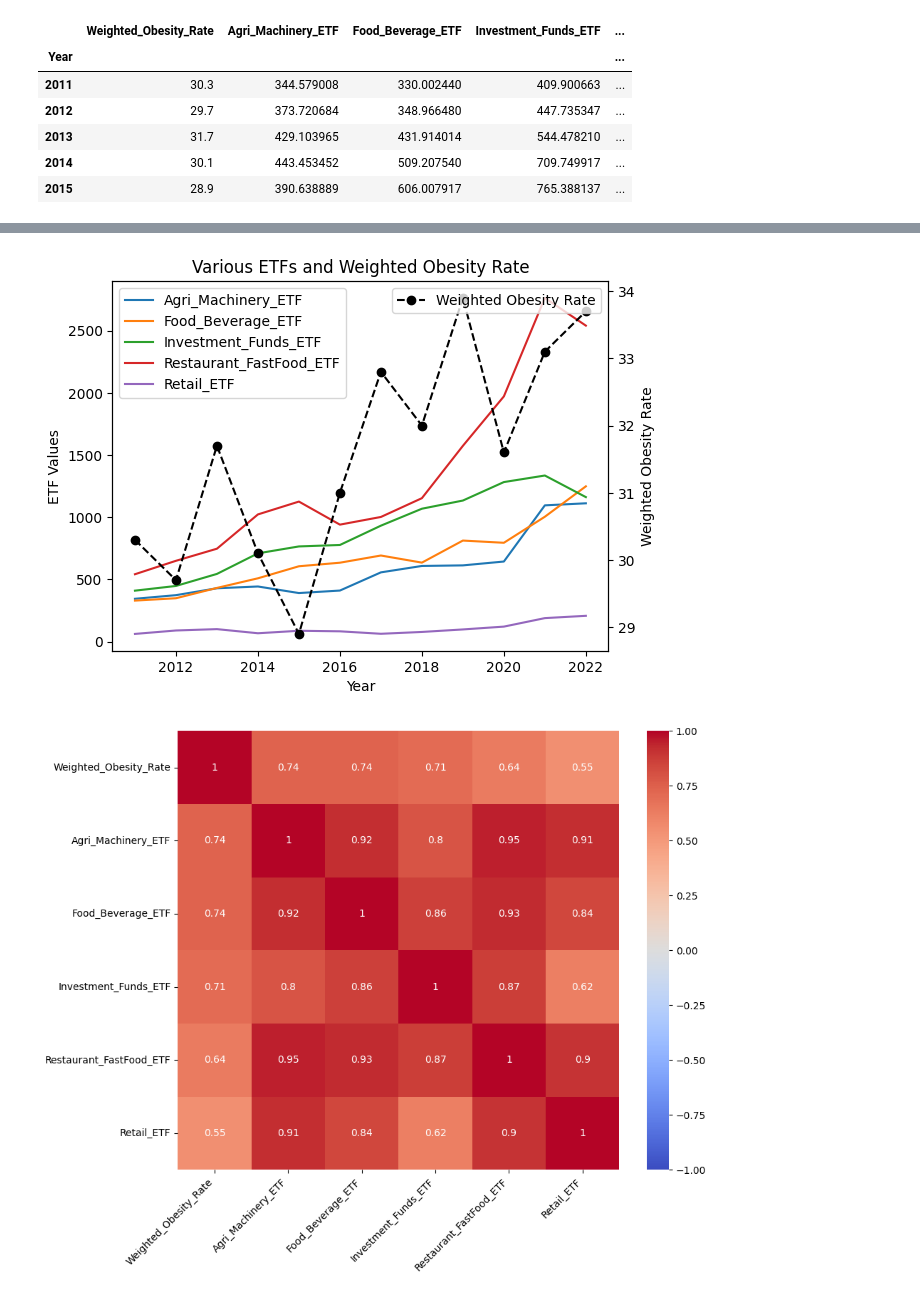
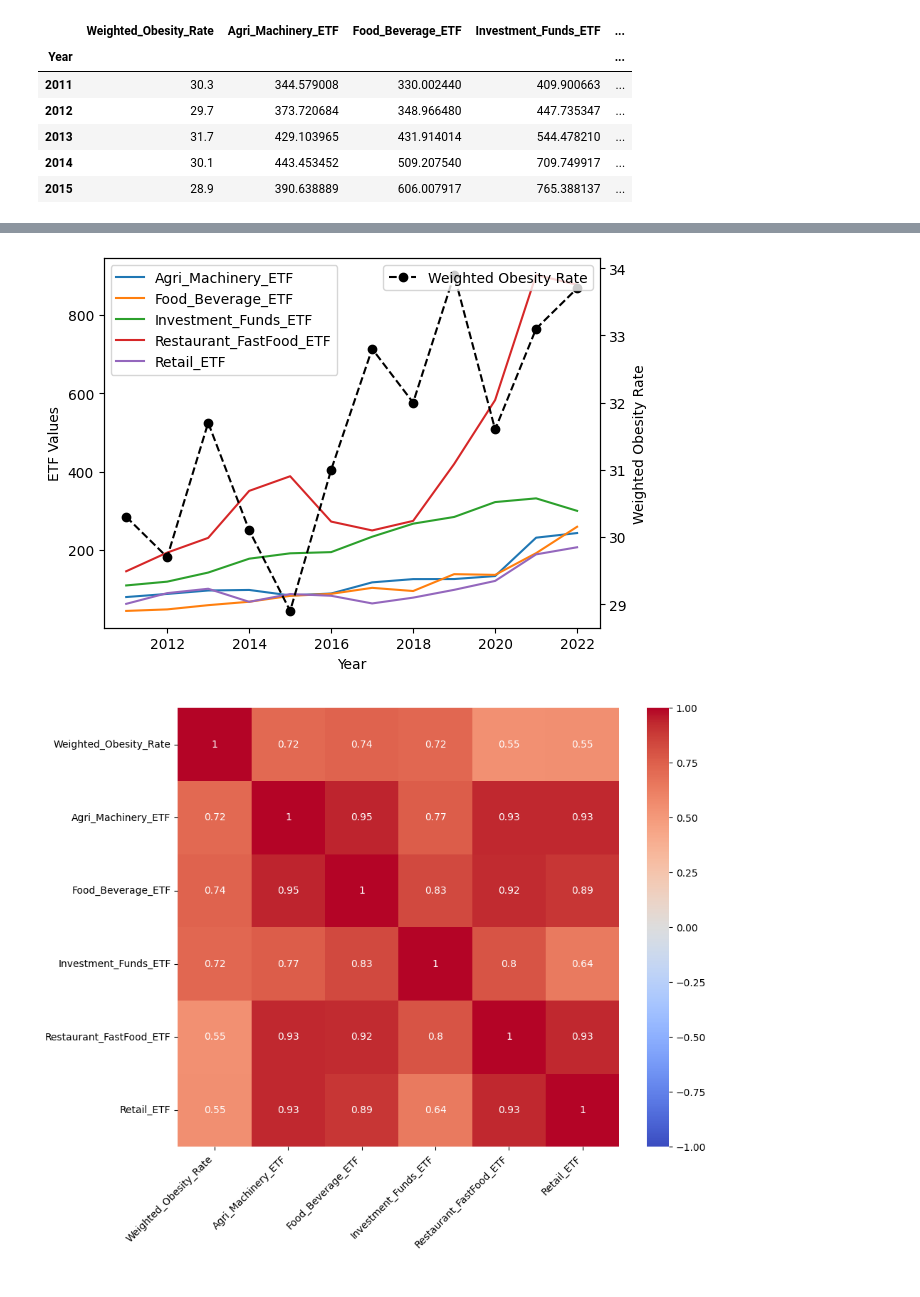
Before and after one commit to TonyZhang2004/Citadel-Summer-Datathon, a Jupyter notebook: EDA/synth_etf_corr.ipynb, the cells around one changed output, grey strips where cells are left out. Cells and saved outputs as stored; diff of their text form; code cells hidden in the pictures.

```diff
--- a/EDA/synth_etf_corr.ipynb
+++ b/EDA/synth_etf_corr.ipynb
@@ -476,3 +476,9 @@ merged_two_or_more_df.head()
 | 2013 | 31.7 | 429.103965 | 431.914014 | 544.478210 | ... |
 | 2014 | 30.1 | 443.453452 | 509.207540 | 709.749917 | ... |
 | 2015 | 28.9 | 390.638889 | 606.007917 | 765.388137 | ... |
+# %%
+normalized_ETF = pd.read_csv("../etf_vs/data/etf_normalized_vs_commodities.csv")
+
+df_filtered = normalized_ETF[(normalized_ETF['Year'] >= 2011) & (normalized_ETF['Year'] <= 2022)]
+df_filtered.set_index('Year', inplace=True)
+df_filtered.head()
@@ -479,20 +493,20 @@ merged_two_or_more_df.head()
 # %%
 fig, ax1 = plt.subplots()
 
 # Plot the ETF data
-merged_two_or_more_df[['Agri_Machinery_ETF', 'Food_Beverage_ETF', 'Investment_Funds_ETF', 'Restaurant_FastFood_ETF', 'Retail_ETF']].plot(ax=ax1)
+df_filtered[['Agri_Machinery_ETF', 'Food_Beverage_ETF', 'Investment_Funds_ETF', 'Restaurant_FastFood_ETF', 'Retail_ETF']].plot(ax=ax1)
 ax1.set_xlabel('Year')
 ax1.set_ylabel('ETF Values')
 ax1.legend(loc='upper left')
 
 # Create a secondary y-axis for the Weighted Obesity Rate
 ax2 = ax1.twinx()
 merged_two_or_more_df['Weighted_Obesity_Rate'].plot(ax=ax2, color='black', linestyle='--', marker='o')
 ax2.set_ylabel('Weighted Obesity Rate')
 ax2.legend(['Weighted Obesity Rate'], loc='upper right')
 
-plt.title('Various ETFs and Weighted Obesity Rate')
+#plt.title('Various ETFs and Weighted Obesity Rate')
 plt.show()
 # %% [output]
-[figure, old version]
+[figure, new version]
 # %%
```
Also changed, not shown: parts of 5 cells of this notebook, 9 other files.
